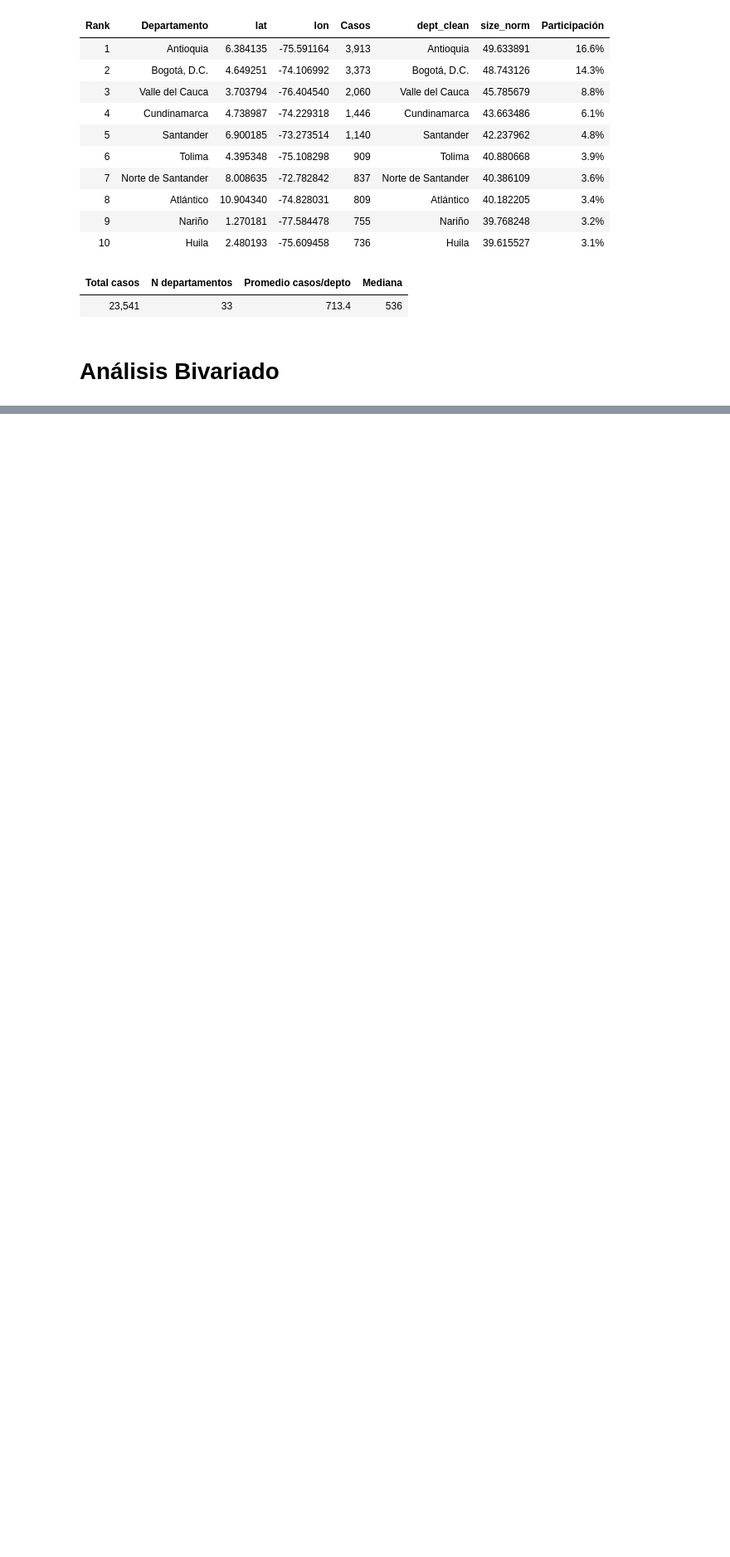
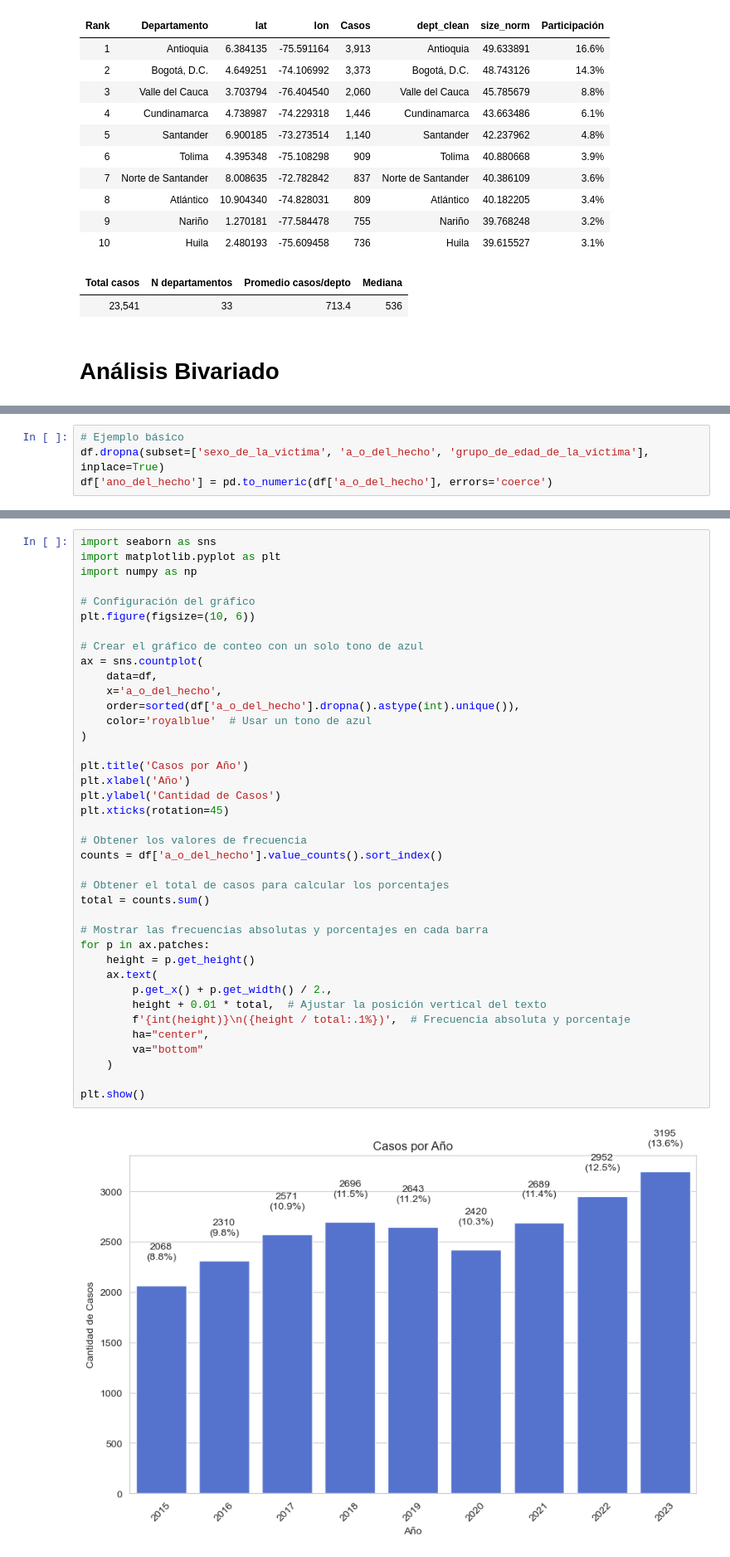
Before and after one commit to jthowinsson/Suicidio_Colombia, a Jupyter notebook: _sources/Eda.ipynb, the cells around one changed output, grey strips where cells are left out. Shown at 83% size. Drawn from its saved outputs; the diff is of its cells as text; blank space fills up the shorter version.

```diff
--- a/_sources/Eda.ipynb
+++ b/_sources/Eda.ipynb
@@ -1596,0 +1051,4 @@ V de Cramér=0.056 | p-chi2=1.03e-15 | niveles=2 | n=20349
+# %%
+# Ejemplo básico
+df.dropna(subset=['sexo_de_la_victima', 'a_o_del_hecho', 'grupo_de_edad_de_la_victima'], inplace=True)
+df['ano_del_hecho'] = pd.to_numeric(df['a_o_del_hecho'], errors='coerce')
@@ -1596,0 +1057,41 @@ V de Cramér=0.056 | p-chi2=1.03e-15 | niveles=2 | n=20349
+# %%
+import seaborn as sns
+import matplotlib.pyplot as plt
+import numpy as np
+
+# Configuración del gráfico
+plt.figure(figsize=(10, 6))
+
+# Crear el gráfico de conteo con un solo tono de azul
+ax = sns.countplot(
+    data=df,
+    x='a_o_del_hecho',
+    order=sorted(df['a_o_del_hecho'].dropna().astype(int).unique()),
+    color='royalblue'  # Usar un tono de azul
+)
+
+plt.title('Casos por Año')
+plt.xlabel('Año')
+plt.ylabel('Cantidad de Casos')
+plt.xticks(rotation=45)
+
+# Obtener los valores de frecuencia
+counts = df['a_o_del_hecho'].value_counts().sort_index()
+
+# Obtener el total de casos para calcular los porcentajes
+total = counts.sum()
+
+# Mostrar las frecuencias absolutas y porcentajes en cada barra
+for p in ax.patches:
+    height = p.get_height()
+    ax.text(
+        p.get_x() + p.get_width() / 2.,
+        height + 0.01 * total,  # Ajustar la posición vertical del texto
+        f'{int(height)}\n({height / total:.1%})',  # Frecuencia absoluta y porcentaje
+        ha="center",
+        va="bottom"
+    )
+
+plt.show()
+# %% [output]
+[figure, added]
```
Also changed, not shown: parts of 25 cells of this notebook, 10 other files.
